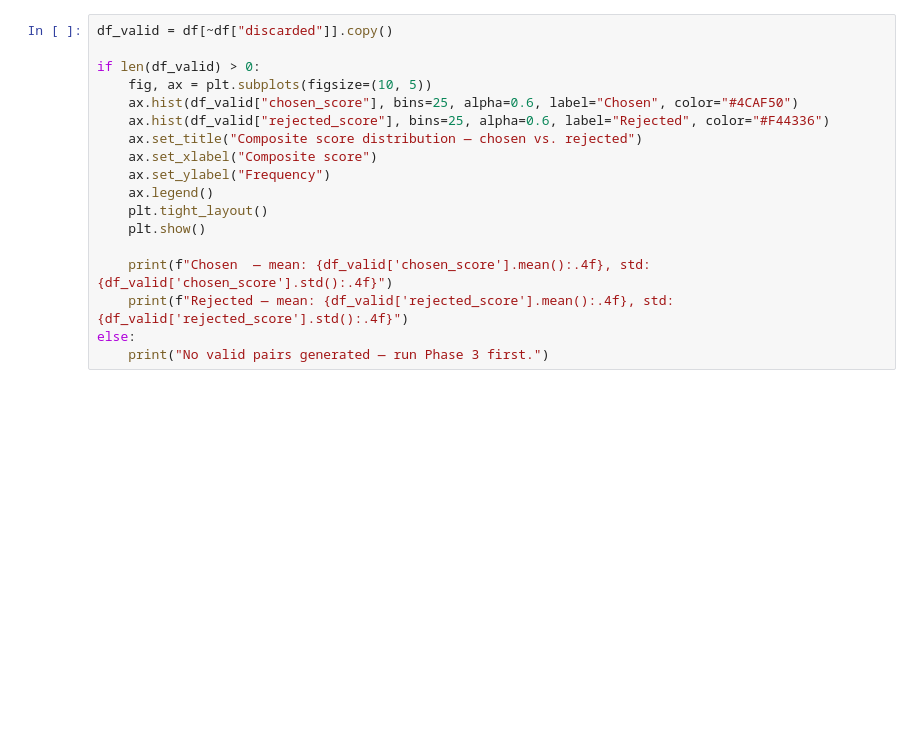
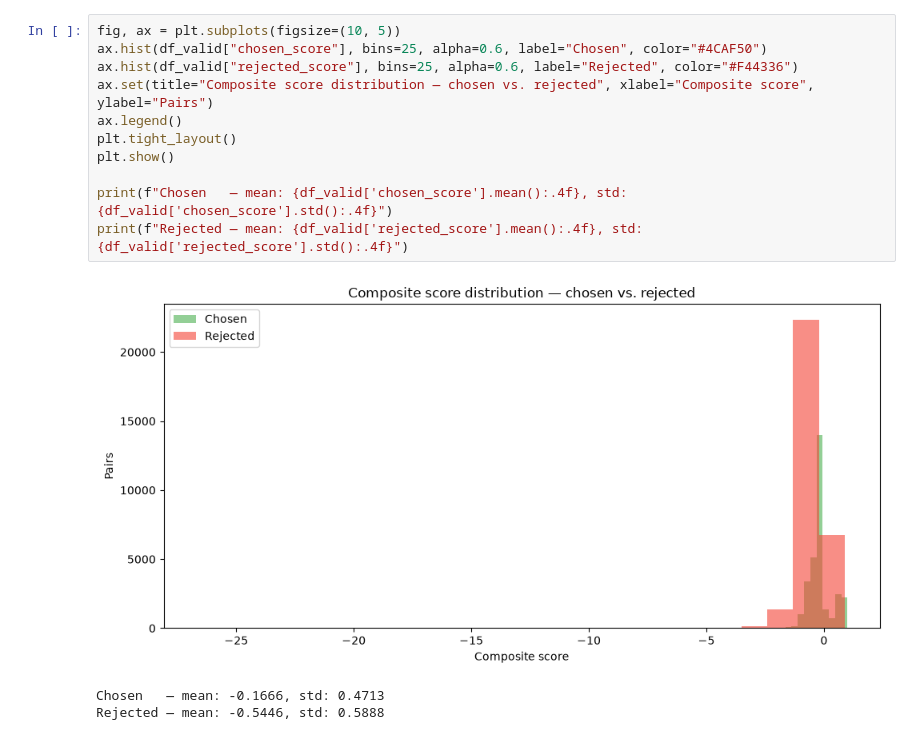
Before and after one commit to Sergasgr/CodeAlign, a Jupyter notebook: src/notebooks/03_preference_generation_report.ipynb, the cells around one changed output. Saved outputs shown, nothing was run; the diff lists cells and outputs as text; blank space fills up the shorter version.

```diff
--- a/src/notebooks/03_preference_generation_report.ipynb
+++ b/src/notebooks/03_preference_generation_report.ipynb
@@ -77,19 +100,16 @@ If the composite reward is working, chosen samples should consistently score hig
 # %%
-df_valid = df[~df["discarded"]].copy()
+fig, ax = plt.subplots(figsize=(10, 5))
+ax.hist(df_valid["chosen_score"], bins=25, alpha=0.6, label="Chosen", color="#4CAF50")
+ax.hist(df_valid["rejected_score"], bins=25, alpha=0.6, label="Rejected", color="#F44336")
+ax.set(title="Composite score distribution — chosen vs. rejected", xlabel="Composite score", ylabel="Pairs")
+ax.legend()
+plt.tight_layout()
+plt.show()
 
-if len(df_valid) > 0:
-    fig, ax = plt.subplots(figsize=(10, 5))
-    ax.hist(df_valid["chosen_score"], bins=25, alpha=0.6, label="Chosen", color="#4CAF50")
-    ax.hist(df_valid["rejected_score"], bins=25, alpha=0.6, label="Rejected", color="#F44336")
-    ax.set_title("Composite score distribution — chosen vs. rejected")
-    ax.set_xlabel("Composite score")
-    ax.set_ylabel("Frequency")
-    ax.legend()
-    plt.tight_layout()
-    plt.show()
-
-    print(f"Chosen  — mean: {df_valid['chosen_score'].mean():.4f}, std: {df_valid['chosen_score'].std():.4f}")
-    print(f"Rejected — mean: {df_valid['rejected_score'].mean():.4f}, std: {df_valid['rejected_score'].std():.4f}")
-else:
-    print("No valid pairs generated — run Phase 3 first.")
+print(f"Chosen   — mean: {df_valid['chosen_score'].mean():.4f}, std: {df_valid['chosen_score'].std():.4f}")
+print(f"Rejected — mean: {df_valid['rejected_score'].mean():.4f}, std: {df_valid['rejected_score'].std():.4f}")
+# %% [output]
+[figure, added]
+Chosen   — mean: -0.1666, std: 0.4713
+Rejected — mean: -0.5446, std: 0.5888
 # %% [markdown]
```
Also changed, not shown: parts of 18 cells of this notebook, 42 other files.
